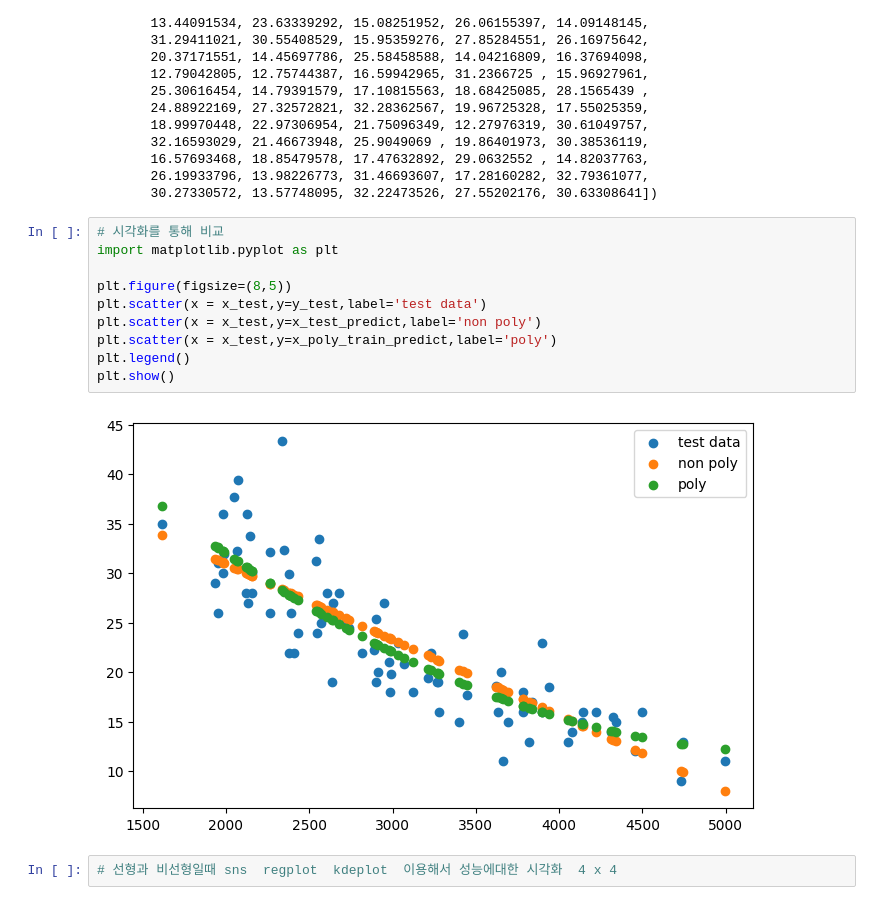
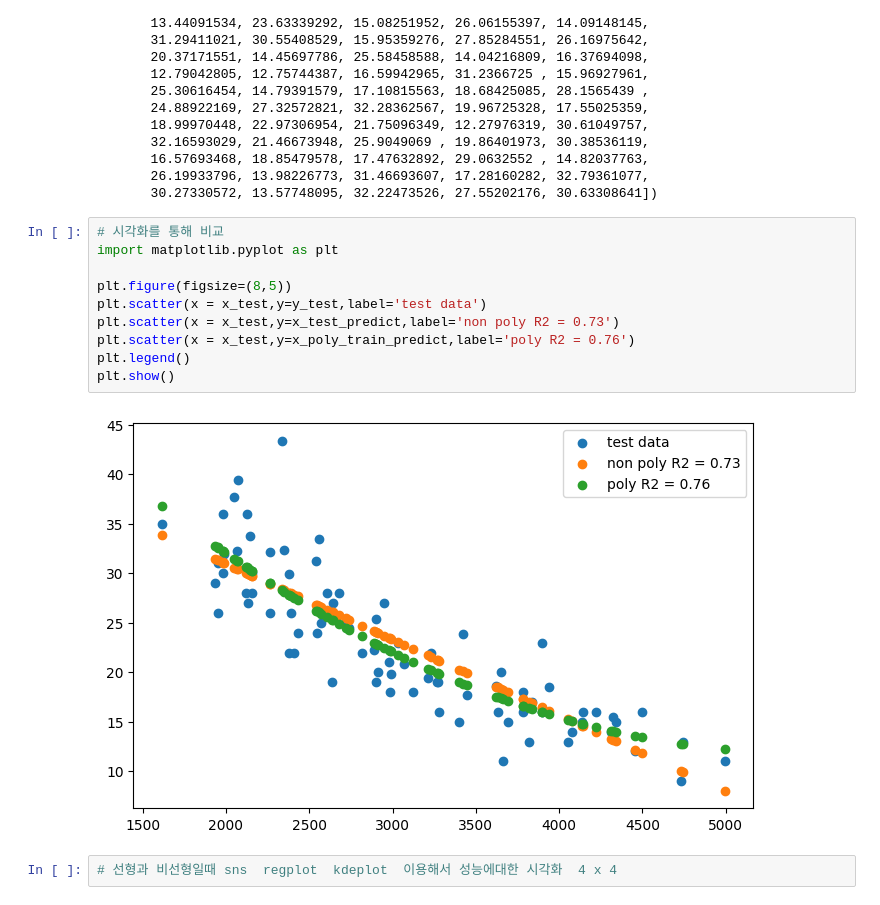
Before and after one commit to pia222sk20/python, a Jupyter notebook: pandas-data-analysis/part7/7.2.review.ipynb, the cells around one changed output. Saved outputs shown, nothing was run; the diff lists cells and outputs as text.

```diff
--- a/pandas-data-analysis/part7/7.2.review.ipynb
+++ b/pandas-data-analysis/part7/7.2.review.ipynb
@@ -110,14 +110,14 @@ array([28.31475726, 36.83951061, 22.2144313 , 22.7658268 , 25.24891903,
 # %%
 # 시각화를 통해 비교
 import matplotlib.pyplot as plt
 
 plt.figure(figsize=(8,5))
 plt.scatter(x = x_test,y=y_test,label='test data')
-plt.scatter(x = x_test,y=x_test_predict,label='non poly')
-plt.scatter(x = x_test,y=x_poly_train_predict,label='poly')
+plt.scatter(x = x_test,y=x_test_predict,label='non poly R2 = 0.73')
+plt.scatter(x = x_test,y=x_poly_train_predict,label='poly R2 = 0.76')
 plt.legend()
 plt.show()
 # %% [output]
-[figure, old version]
+[figure, new version]
 # %%
 # 선형과 비선형일때 sns  regplot  kdeplot  이용해서 성능에대한 시각화  4 x 4
```
